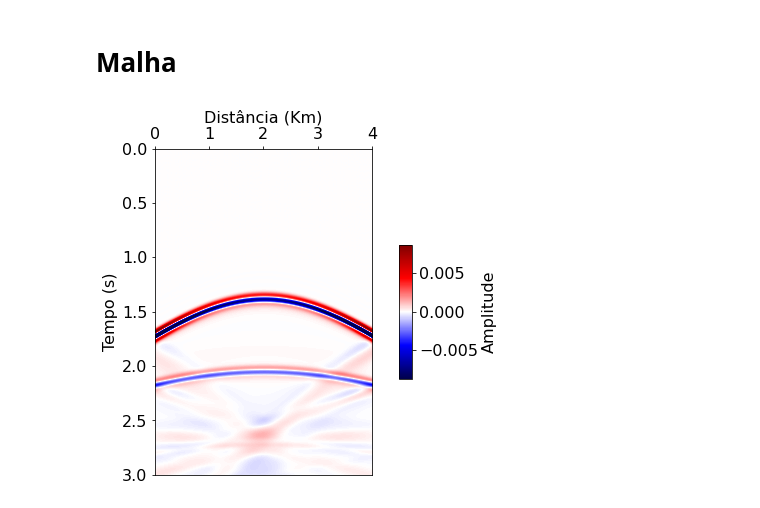
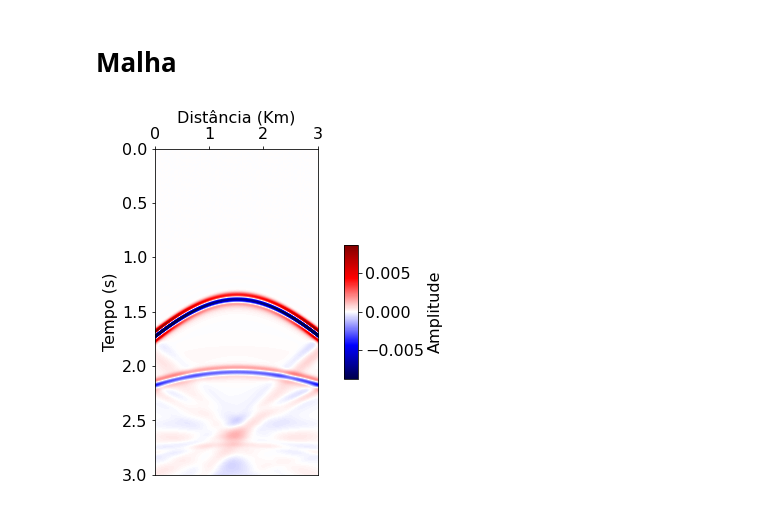
Before and after one commit to thiago-carneiro/mestrado, a Jupyter notebook: procSinais/modelagem.ipynb, the cells around one changed output. Cells and saved outputs as stored; diff of their text form; code cells hidden in the pictures.

```diff
--- a/procSinais/modelagem.ipynb
+++ b/procSinais/modelagem.ipynb
@@ -184,7 +184,7 @@ fonte_sismica().plot()
 # Malha
 # %%
 class malha():
-    def __init__(self, modelo, fonte, cerjan = False, reynolds = False) -> None:
+    def __init__(self, modelo, fonte, cerjan = False, reynolds = False,rec_shotz=5,init_shot_z=5,init_shot_x=150) -> None:
         self.mod = modelo
         self.fnt = fonte
         self.cerjan=cerjan
@@ -202,9 +202,9 @@ class malha():
                 self.A[i, k] = self.mod.vp[i, k] * (self.fnt.dt/self.h)
                 self.C[i, k] = - (self.A[i, k] ** 2) / 12
 
-        self.rec_shotz = 5+self.mod.Na # profundidade, em pontos da malha, dos receptores (horizontalmente os receptores estão em todos os pontos nessa profundidade [rec_shotz,:])
-        self.init_shot_z = 5+self.mod.Na # posição vertical, em pontos da malha, da fonte sísmica
-        self.init_shot_x = 150+self.mod.Na # posição horizontal, em pontos da malha, da fonte sísmica
+        self.rec_shotz = rec_shotz+self.mod.Na # profundidade, em pontos da malha, dos receptores (horizontalmente os receptores estão em todos os pontos nessa profundidade [rec_shotz,:])
+        self.init_shot_z = init_shot_z+self.mod.Na # posição vertical, em pontos da malha, da fonte sísmica
+        self.init_shot_x = init_shot_x+self.mod.Na # posição horizontal, em pontos da malha, da fonte sísmica
         self.ntotal = 5000 # duração total, em passos de tempo, da simulação da propagação da onda sísmica
 
         self.P1 = np.zeros((self.mod.Nz, self.mod.Nx))               # Matriz no tempo passado
@@ -227,44 +227,26 @@ class malha():
                     + 60 * (self.P2[2:-2, 2:-2]) \
                 ) + 2 * (self.P2[2:-2, 2:-2]) - self.P1[2:-2, 2:-2]
 
+            if self.reynolds:
+                self.P3[:2,2:-2] = self.P2[:2,2:-2] + self.A[:2,2:-2] * (self.P2[1:3, 2:-2] - self.P2[:2,2:-2])
+                self.P3[-2:,2:-2] = self.P2[-2:,2:-2] - self.A[-2:,2:-2] * (self.P2[-2:, 2:-2] - self.P2[-3:-1,2:-2])
+                self.P3[2:-2,:2] = self.P2[2:-2,:2] + self.A[2:-2,:2] * (self.P2[2:-2, 1:3] - self.P2[2:-2,:2])
+                self.P3[2:-2,-2:] = self.P2[2:-2,-2:] - self.A[2:-2,-2:] * (self.P2[2:-2, -2:] - self.P2[2:-2,-3:-1])
+
             if self.cerjan:
-
-                    # Borda superior
-#                    for i in range(self.mod.Na):
-                self.P2[:self.mod.Na,2:-2] = self.mod.fat_c[:self.mod.Na,2:-2] * self.P2[:self.mod.Na,2:-2]
+                """self.P2[:self.mod.Na,2:-2] = self.mod.fat_c[:self.mod.Na,2:-2] * self.P2[:self.mod.Na,2:-2]
                 self.P3[:self.mod.Na,2:-2] = self.mod.fat_c[:self.mod.Na,2:-2] * self.P3[:self.mod.Na,2:-2]
-                    # Borda inferior
-#                for k in range(2, self.mod.Nx - 2):
-#                    for i in range(self.mod.Nz - self.mod.Na, self.mod.Nz):
                 self.P2[-self.mod.Na:,2:-2] = self.mod.fat_c[-self.mod.Na:,2:-2] * self.P2[-self.mod.Na:,2:-2]
                 self.P3[-self.mod.Na:,2:-2] = self.mod.fat_c[-self.mod.Na:,2:-2] * self.P3[-self.mod.Na:,2:-2]
-                    # Borda lateral esquerda
-#                for k in range (self.mod.Na):
-#                    for i in range(2, self.mod.Nz - 2):
                 self.P2[2:-2,:self.mod.Na] = self.mod.fat_c[2:-2,:self.mod.Na] * self.P2[2:-2,:self.mod.Na]
                 self.P3[2:-2,:self.mod.Na] = self.mod.fat_c[2:-2,:self.mod.Na] * self.P3[2:-2,:self.mod.Na]
-                # Borda Lateral Direita
-#                for k in range(self.mod.Nx - self.mod.Na, self.mod.Nx):
-#                    for i in range(2, self.mod.Nz - 2):
                 self.P2[2:-2,-self.mod.Na:] = self.mod.fat_c[2:-2,-self.mod.Na:] * self.P2[2:-2,-self.mod.Na:]
-                self.P3[2:-2,-self.mod.Na:] = self.mod.fat_c[2:-2,-self.mod.Na:] * self.P3[2:-2,-self.mod.Na:]
+                self.P3[2:-2,-self.mod.Na:] = self.mod.fat_c[2:-2,-self.mod.Na:] * self.P3[2:-2,-self.mod.Na:]"""
+                #embora multiplicando mais elementos internos, tem zero impacto no tempo e simplifica muito o código
+                self.P2 *= self.mod.fat_c
+                self.P3 *= self.mod.fat_c
 
-            if self.reynolds:
-#                for k in range(2, self.mod.Nx - 2):
-                    # Borda superior
-#                    for i in range(2):
-                self.P3[:2,2:-2] = self.P2[:2,2:-2] + self.A[:2,2:-2] * (self.P2[1:3, 2:-2] - self.P2[:2,2:-2])
-                    # Borda inferior
-#                    for i in range(self.mod.Nz - 2, self.mod.Nz):
-                self.P3[-2:,2:-2] = self.P2[-2:,2:-2] - self.A[-2:,2:-2] * (self.P2[-2:, 2:-2] - self.P2[-3:-1,2:-2])
-#                for i in range(2, self.mod.Nz - 2):
-                    # Borda esquerda
-#                    for k in range(2):
-                self.P3[2:-2,:2] = self.P2[2:-2,:2] + self.A[2:-2,:2] * (self.P2[2:-2, 1:3] - self.P2[2:-2,:2])
-                    # Borda direita
-                    #for i in range(Nzz - 2, Nzz): CORRIGIDO DO CÓDIGO ORIGINAL
-#                    for k in range(self.mod.Nx - 2, self.mod.Nx):
-                self.P3[2:-2,-2:] = self.P2[2:-2,-2:] - self.A[2:-2,-2:] * (self.P2[2:-2, -2:] - self.P2[2:-2,-3:-1])
+
 
             # Atualização do campo de onda
             self.P1 = self.P2
@@ -272,7 +254,7 @@ class malha():
             self.P3 = self.P3.copy()
 
             # Registro no sismograma de eventos detectados na posição dos receptores no passo de tempo atual
-            self.sis[n] = self.P3[self.rec_shotz,self.mod.Na:-self.mod.Na]
+            self.sis[n,:] = self.P3[self.rec_shotz,self.mod.Na:self.mod.Nx-self.mod.Na]
 
             # Impressão do andamento da modelagem a cada 1000 passos de tempo
             #if n % 1000 == 0:
@@ -286,36 +268,36 @@ class malha():
         scaleZ = 1
 
         Xmin = (0 * self.h) * scaleX
-        Xmax = (self.mod.Nx * self.h) * scaleX
+        Xmax = ((self.mod.Nx-(2*self.mod.Na)) * self.h) * scaleX
         Zmin = (0 * self.fnt.dt) * scaleZ
         Zmax = (self.ntotal * self.fnt.dt) * scaleZ
 
 
         ## Eixo horizontal no topo da figura
         plt.rcParams['xtick.bottom'] = False
         plt.rcParams['xtick.labelbottom'] = False
         plt.rcParams['xtick.top'] = True
         plt.rcParams['xtick.labeltop'] = True
 
         plt.rc('xtick', labelsize=16)
         plt.rc('ytick', labelsize=16)
         plt.rcParams.update({'font.size':16})
 
         max_sis = np.max(np.abs(self.sis))
 
         ## Formatação do plot
         fig, ax = plt.subplots(figsize=(6,6))
         ax.xaxis.set_label_position('top')
         if (remover_onda_direta):
             sis_homogeneo=malha(modelo_homogeneo(self.mod.Nx-(2*self.mod.Na),self.mod.Nz-(2*self.mod.Na),self.mod.vp[0,0]),fonte_sismica(),self.cerjan, self.reynolds).modelagem().sis
             im = ax.imshow(np.add(self.sis,-sis_homogeneo), cmap='seismic', vmin=-max_sis*50**(-1), vmax=max_sis*50**(-1), extent=[Xmin,Xmax,Zmax,Zmin], interpolation='bicubic', aspect=2)
         else:
             im = ax.imshow(self.sis, cmap='seismic', vmin=-max_sis*50**(-1), vmax=max_sis*50**(-1), extent=[Xmin,Xmax,Zmax,Zmin], interpolation='bicubic', aspect=2)
         cbar = fig.colorbar(im, ax=ax, fraction=0.04, pad=0.08, label='Amplitude', aspect=10)
         plt.xlabel('Distância (Km)', fontsize=16)
         plt.ylabel('Tempo (s)', fontsize=16)
         plt.show()
 
 malha(modelo_paralelas(),fonte_sismica(),cerjan=True,reynolds=True).modelagem().plot(remover_onda_direta=True)
 # %% [output]
-[figure, old version]
+[figure, new version]
```
Also changed, not shown: parts of 4 cells of this notebook.
